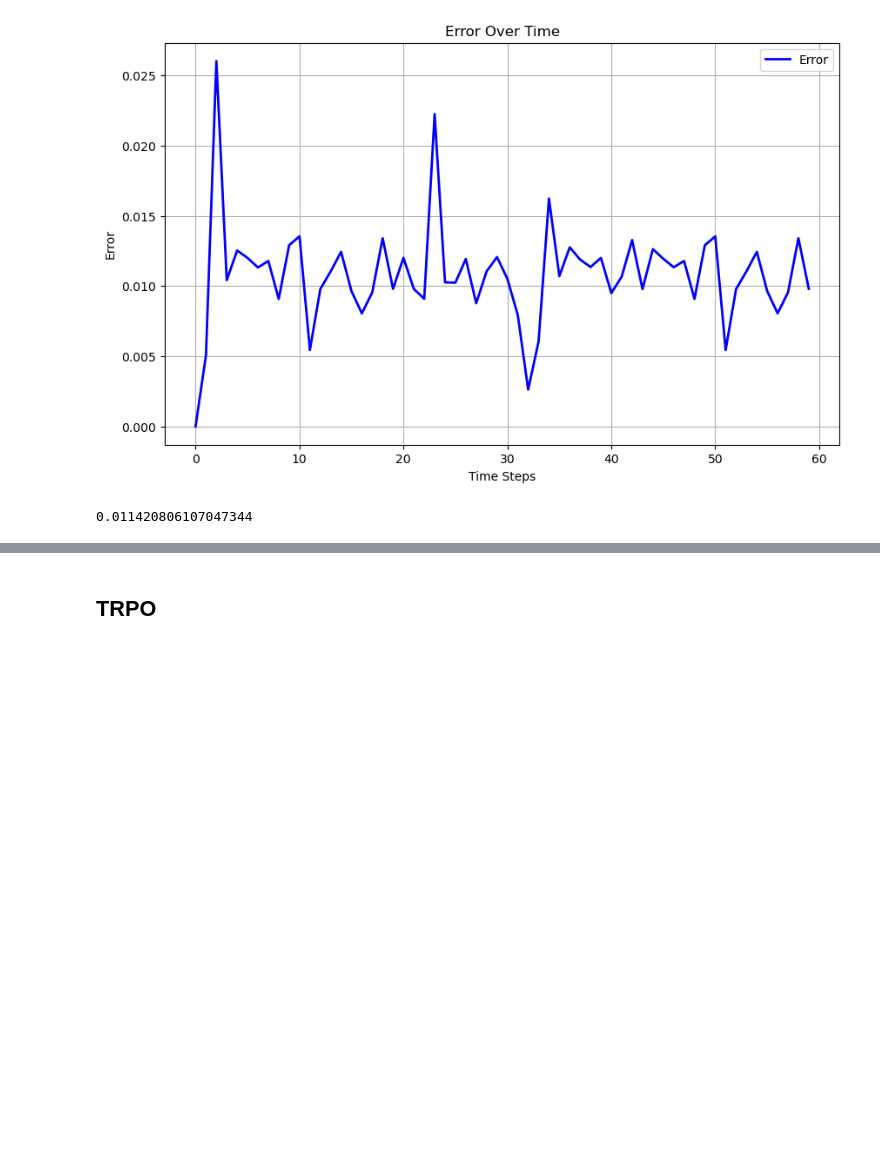
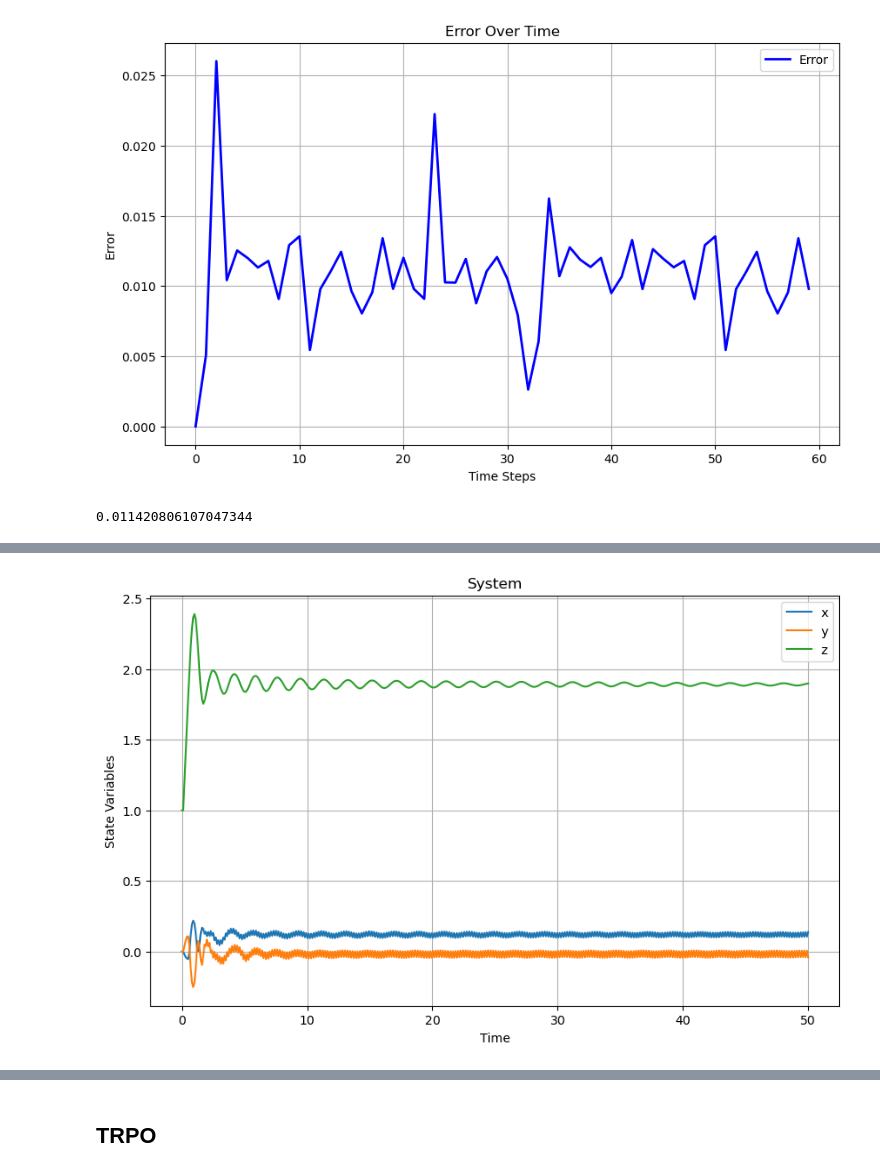
Before and after one commit to damurka5/RL_CDPR, a Jupyter notebook: notebooks/11_SB3_PPO&DDPG&TRPO_evaluation.ipynb, the cells around one changed output, grey strips where cells are left out. Cells and saved outputs as stored; diff of their text form; code cells hidden in the pictures; blank space fills up the shorter version.

```diff
--- a/notebooks/11_SB3_PPO&DDPG&TRPO_evaluation.ipynb
+++ b/notebooks/11_SB3_PPO&DDPG&TRPO_evaluation.ipynb
@@ -666,0 +669,3 @@ np.sqrt(mean_err)
+# %%
+robot_model_sac = CDPR4_env(pos=np.array([.0, .0, 1.]), is_continuous=True)
+modelSB3_SAC = SAC.load("models/sac_cdpr4_model.zip", env=robot_model_sac, custom_objects={'observation_space': robot_model_sac.observation_space, 'action_space': robot_model_sac.action_space}, print_system_info=True)
@@ -666,0 +693,13 @@ np.sqrt(mean_err)
+# %%
+eps = 500
+t_span = np.linspace(0, dt*eps, eps)
+X=np.array([0,0,1,0,0,0], dtype=np.float32)
+des_pos = np.array([0,0,2], dtype=np.float32)
+X = np.hstack([X, des_pos])
+robot_model_sac.cur_state = X
+
+sol_sac, d = system(modelSB3_SAC, X, t_span, robot_model_sac)
+# %%
+plot_states(sol_sac, t_span)
+# %% [output]
+[figure, added]
```
Also changed, not shown: parts of 17 cells of this notebook.
